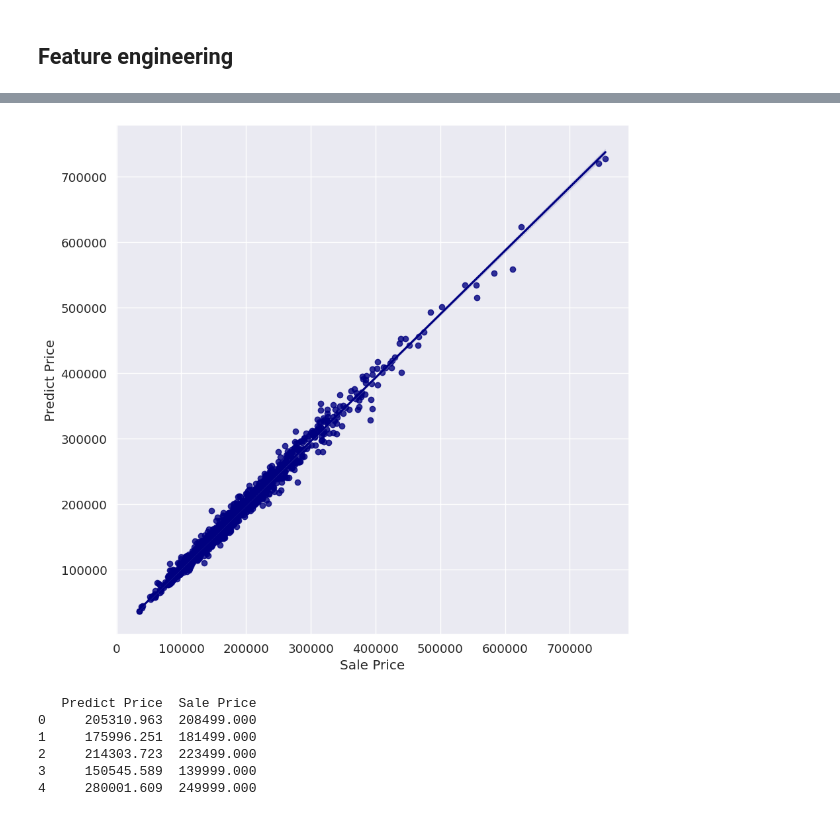
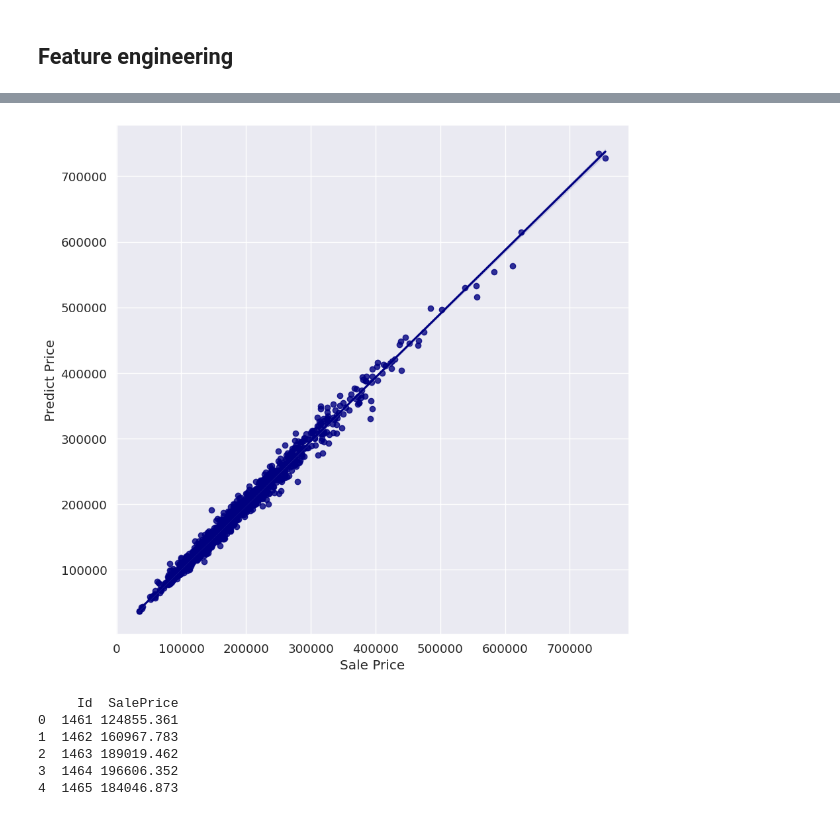
Before and after one commit to p1237777777/House-Prices-Advanced-Regression-Techniques, a Jupyter notebook: house-prices-regression-with-boost-algorithm.ipynb, the cells around one changed output, grey strips where cells are left out. Drawn from its saved outputs; the diff is of its cells as text; code cells hidden in the pictures.

```diff
--- a/house-prices-regression-with-boost-algorithm.ipynb
+++ b/house-prices-regression-with-boost-algorithm.ipynb
@@ -140,15 +117,0 @@ for col in ('GarageType', 'GarageFinish', 'GarageQual', 'GarageCond'):
-# %%
-#fill with mode
-df_new["LotFrontage"] = df_new.groupby("Neighborhood")["LotFrontage"].transform(lambda x: x.fillna(x.median()))
-df_new['SaleType'] = df_new['SaleType'].fillna(df_new['SaleType'].mode()[0])
-for col in ('GarageYrBlt', 'GarageArea', 'GarageCars'):
-    df_new[col] = df_new[col].fillna(0)
-for col in ('BsmtFinSF1', 'BsmtFinSF2', 'BsmtUnfSF','TotalBsmtSF', 'BsmtFullBath', 'BsmtHalfBath'):
-    df_new[col] = df_new[col].fillna(0)
-df_new["MasVnrArea"] = df_new["MasVnrArea"].fillna(0)
-df_new['MSZoning'] = df_new['MSZoning'].fillna(df_new['MSZoning'].mode()[0])
-df_new["Functional"] = df_new["Functional"].fillna("Typ")
-df_new['Electrical'] = df_new['Electrical'].fillna(df_new['Electrical'].mode()[0])
-df_new['KitchenQual'] = df_new['KitchenQual'].fillna(df_new['KitchenQual'].mode()[0])
-df_new['Exterior1st'] = df_new['Exterior1st'].fillna(df_new['Exterior1st'].mode()[0])
-df_new['Exterior2nd'] = df_new['Exterior2nd'].fillna(df_new['Exterior2nd'].mode()[0])
@@ -154,0 +174,19 @@ df_new['Exterior2nd'] = df_new['Exterior2nd'].fillna(df_new['Exterior2nd'].mode(
+# %%
+def Data_transform(data):
+
+    # box cox transform
+    numeric_feats = data.dtypes[data.dtypes != "object"].index
+    skewed_feats = data[numeric_feats].apply(lambda x: skew(x.dropna())).sort_values(ascending=False)
+    print("\nSkew in numerical features: \n")
+    skewness = pd.DataFrame({'Skew' :skewed_feats})
+    skewness = skewness[abs(skewness) > 0.75]
+    print("There are {} skewed numerical features to Box Cox transform".format(skewness.shape[0]))
+    skewed_features = skewness.index
+    lam = 0.15
+    for i in skewed_features:
+        data[i] = boxcox1p(data[i], lam)
+    return(data)
+# %%
+df_new = Data_clean(df_new)
+df_new = Data_transform(df_new)
+df_new.isnull().sum().sum()
@@ -346,21 +391,27 @@ results
 | 4 | XGBoost | 0.120 |
 # %%
 result = pd.DataFrame({
-    'Predict Price' : np.exp(ctbr_train_pred),
+    'Predict Price' : np.expm1(ctbr_train_pred),
     'Sale Price' : np.expm1(y_train)
 })
 
 f, ax = plt.subplots(figsize=(10,10))
 sns.regplot(x = 'Sale Price', y = 'Predict Price', color = 'navy', data = result)
 plt.show()
-
-print(result.head())
-result.to_csv('final_submission.csv', index = 'None')
 # %% [output]
-[figure, old version]
+[figure, new version]
-   Predict Price  Sale Price
-0     205310.963  208499.000
-1     175996.251  181499.000
-2     214303.723  223499.000
-3     150545.589  139999.000
-4     280001.609  249999.000
+# %%
+submission = pd.DataFrame({
+    'Id' : test_ID,
+    'SalePrice' : ctbr_pred
+})
+
+print(submission.head())
+submission.to_csv('final_submission.csv', index = False)
+# %% [output]
+     Id  SalePrice
+0  1461 124855.361
+1  1462 160967.783
+2  1463 189019.462
+3  1464 196606.352
+4  1465 184046.873
```
Also changed, not shown: parts of 20 cells of this notebook.
